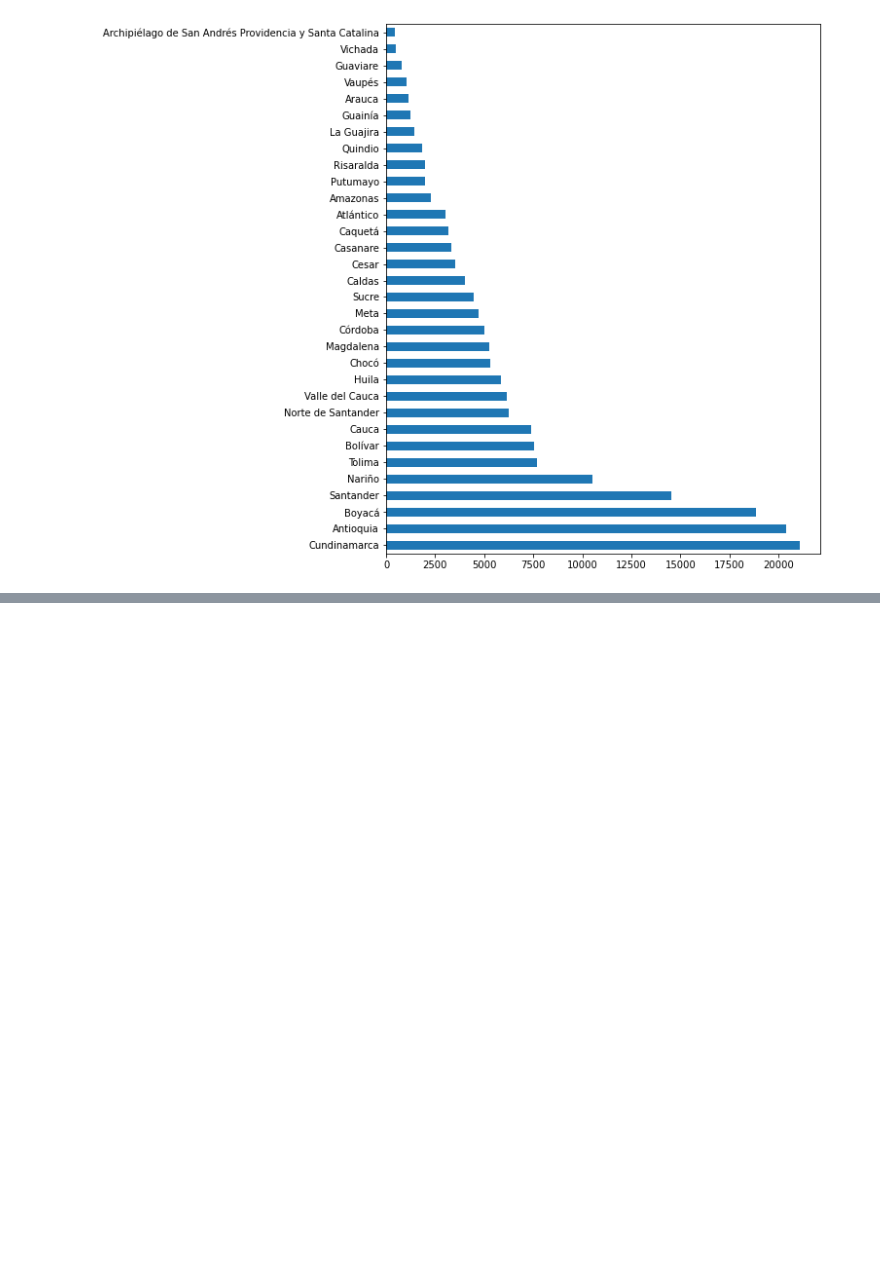
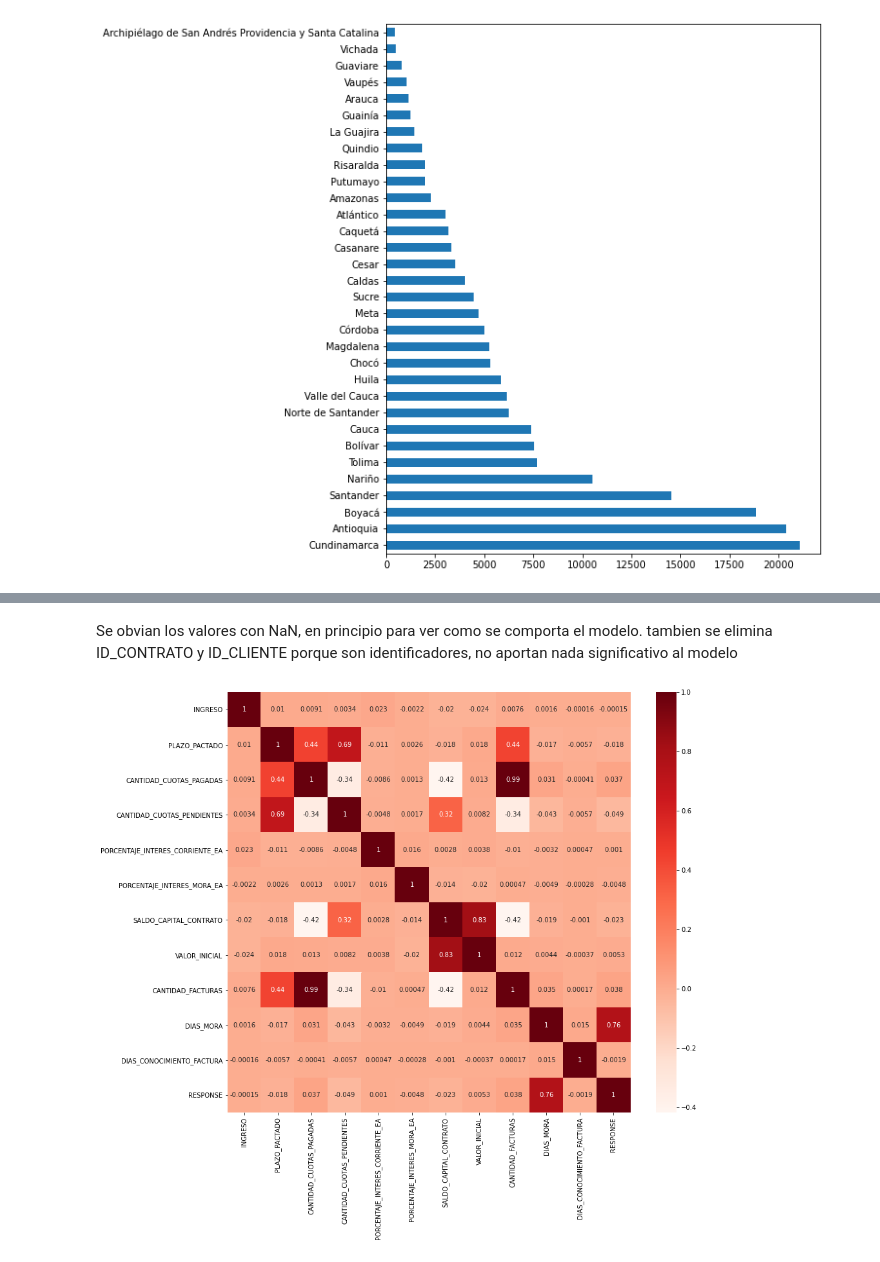
Before and after one commit to jomen93/Cartera, a Jupyter notebook: Modelo.ipynb, the cells around one changed output, grey strips where cells are left out. Drawn from its saved outputs; the diff is of its cells as text; code cells hidden in the pictures; blank space fills up the shorter version.

Commit message:
Prueba 1.0 del modelo, se implemento el regresor con resultados óptimos

```diff
--- a/Modelo.ipynb
+++ b/Modelo.ipynb
@@ -387,0 +418,17 @@ See the caveats in the documentation: https://pandas.pydata.org/pandas-docs/stab
+# %%
+categorical =  [
+#                 "NUMERO_CONTRATO",
+                "TIPO_IDENTIFICACION",
+#                 "IDENTIFICACION",
+                "SEXO",
+                "REGION",
+                "CIUDAD",
+                "PROVINCIA_ESTADO_DEPARTAMENTO",
+                "REPUTACION_CLIENTE",
+                "GARANTIA_COLATERAL_CLIENTE",
+                "NIVEL_RIESGO_CLIENTE",
+                "CAPACIDAD_CLIENTE",
+                "CAPITAL_CLIENTE",
+                "RESPONSE",
+                "SALDADA"
+               ]
@@ -387,0 +462,10 @@ See the caveats in the documentation: https://pandas.pydata.org/pandas-docs/stab
+# %%
+
+# Conversión del tipo de datos pandas.core.indexes.base.Index a lista de python
+aux_num = list(columns_numeric)
+# Se descartan las columnas categoricas
+aux_num = [i for i in aux_num if i not in categorical]
+# Se agrega la variable respuesta para ver la correlación
+aux_num = aux_num + ["RESPONSE"]
+correlation_data = DATA[aux_num]
+correlation_data
@@ -387,0 +486,16 @@ See the caveats in the documentation: https://pandas.pydata.org/pandas-docs/stab
+# %% [markdown]
+Se obvian los valores con NaN, en principio para ver como se comporta el modelo. tambien se elimina ID_CONTRATO y ID_CLIENTE porque son identificadores, no aportan nada significativo al modelo
+# %%
+# Se obvian columnas con NaN
+NaN_columns = correlation_data.columns[correlation_data.isna().any()].tolist()
+# se eliminan de las columnas
+aux_num = [i for i in aux_num if i not in NaN_columns]
+aux_num.remove("ID_CONTRATO")
+aux_num.remove("ID_CLIENTE")
+correlation_data = DATA[aux_num]
+# %%
+plt.figure(figsize=(14,12))
+sns.heatmap(correlation_data.corr(method='pearson'), annot=True, cmap=plt.cm.Reds)
+plt.savefig("Correlacion")
+# %% [output]
+[figure, added]
```
Also changed, not shown: parts of 27 cells of this notebook.
